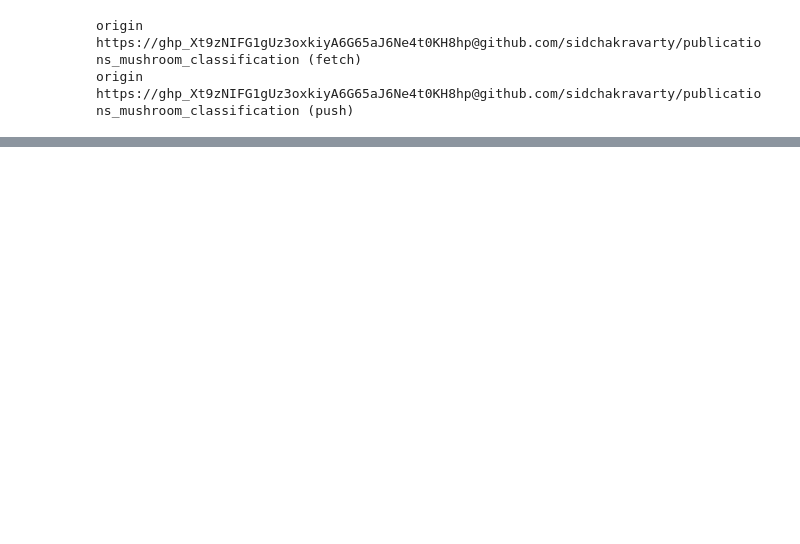
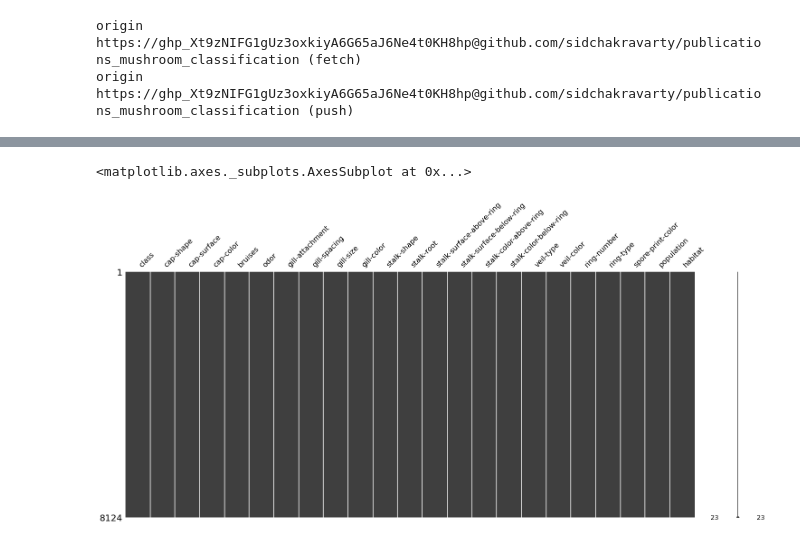
Before and after one commit to sidchakravarty/publications_mushroom_classification, a Jupyter notebook: 2. 2023-MLCL03-Mushroom (Random Forest).ipynb, the cells around one changed output, grey strips where cells are left out. Cells and saved outputs as stored; diff of their text form; code cells hidden in the pictures; blank space fills up the shorter version.

```diff
--- a/2. 2023-MLCL03-Mushroom (Random Forest).ipynb
+++ b/2. 2023-MLCL03-Mushroom (Random Forest).ipynb
@@ -101,2 +105,3 @@ Archive:  mushroom-classification.zip
 # %%
-%mv '/content/mushrooms.csv' '/content/drive/MyDrive/Colab Notebooks/My Publications/1. Machine Learning/1. Supervised Learning/2. Mushrooms'
+mushroom_df = pd.read_csv('/content/drive/MyDrive/Colab Notebooks/My Publications/1. Machine Learning/1. Supervised Learning/2. Mushrooms/publications_mushroom_classification/mushrooms.csv')
+mushroom_df.head()
@@ -102,0 +169,24 @@ Archive:  mushroom-classification.zip
+# %%
+mushroom_df.replace({'class': dict_class}, inplace = True)
+mushroom_df.replace({'cap-shape': dict_cap_shape}, inplace = True)
+mushroom_df.replace({'cap-surface': dict_cap_surface}, inplace = True)
+mushroom_df.replace({'cap-color': dict_cap_color}, inplace = True)
+mushroom_df.replace({'bruises': dict_bruises}, inplace = True)
+mushroom_df.replace({'odor': dict_odor}, inplace = True)
+mushroom_df.replace({'gill-attachment': dict_gill_attachment}, inplace = True)
+mushroom_df.replace({'gill-spacing': dict_gill_spacing}, inplace = True)
+mushroom_df.replace({'gill-size': dict_gill_size}, inplace = True)
+mushroom_df.replace({'gill-color': dict_gill_color}, inplace = True)
+mushroom_df.replace({'stalk-shape': dict_stalk_shape}, inplace = True)
+mushroom_df.replace({'stalk-root': dict_stalk_root}, inplace = True)
+mushroom_df.replace({'stalk-surface-above-ring': dict_stalk_surface_above_ring}, inplace = True)
+mushroom_df.replace({'stalk-surface-below-ring': dict_stalk_surface_below_ring}, inplace = True)
+mushroom_df.replace({'stalk-color-above-ring': dict_stalk_color_above_ring}, inplace = True)
+mushroom_df.replace({'stalk-color-below-ring': dict_stalk_color_below_ring}, inplace = True)
+mushroom_df.replace({'veil-type': dict_veil_type}, inplace = True)
+mushroom_df.replace({'veil-color': dict_veil_color}, inplace = True)
+mushroom_df.replace({'ring-number': dict_ring_number}, inplace = True)
+mushroom_df.replace({'ring-type': dict_ring_type}, inplace = True)
+mushroom_df.replace({'spore-print-color': dict_spore_print_color}, inplace = True)
+mushroom_df.replace({'population': dict_population}, inplace = True)
+mushroom_df.replace({'habitat': dict_habitat}, inplace = True)
@@ -102,0 +213,5 @@ Archive:  mushroom-classification.zip
+# %%
+msno.matrix(mushroom_df)
+# %% [output]
+<matplotlib.axes._subplots.AxesSubplot at 0x...>
+[figure, added]
```
Also changed, not shown: parts of 21 cells of this notebook.
